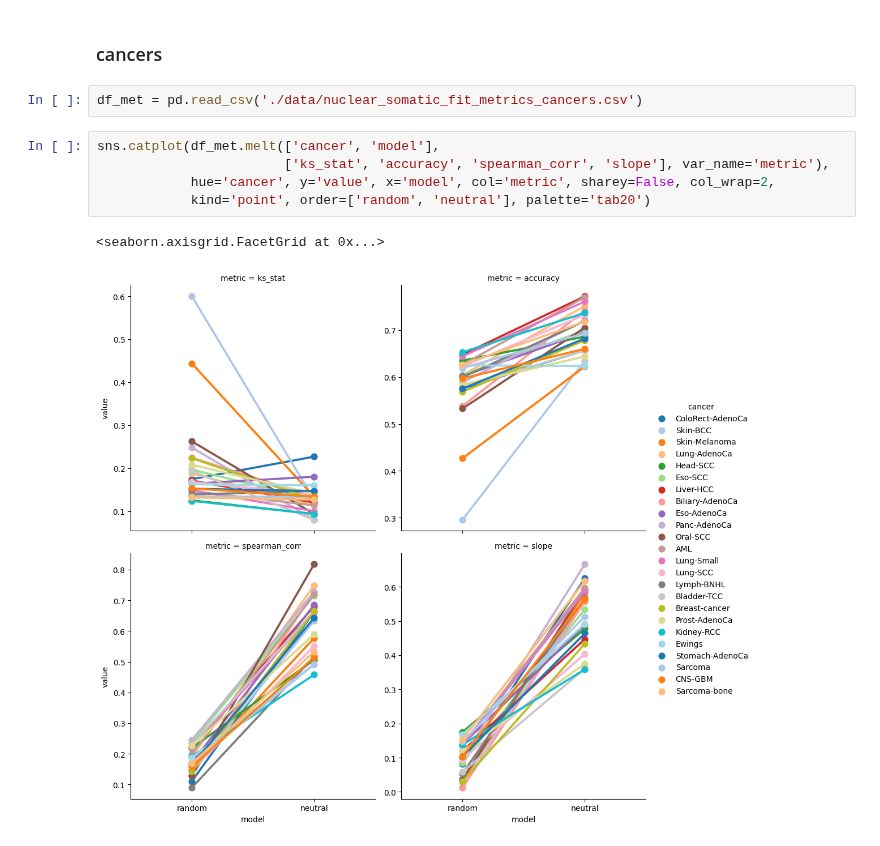
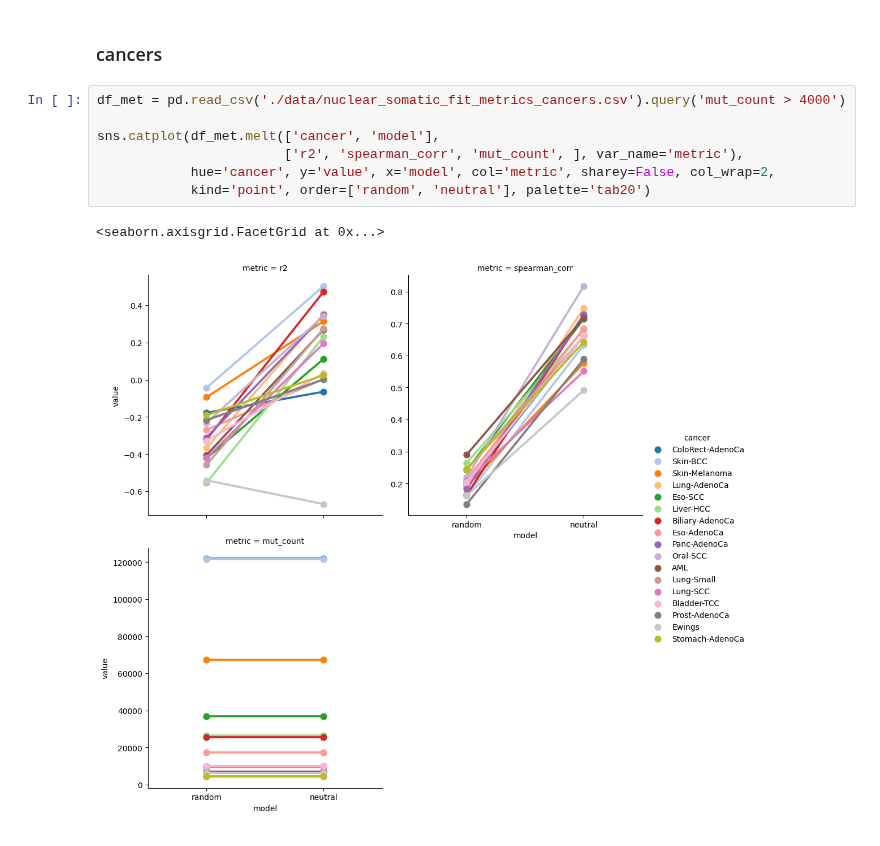
Before and after one commit to mitoclub/AminoAcidShift, a Jupyter notebook: PCAWG/extract_missense_variants.ipynb, the cells around one changed output. Saved outputs shown, nothing was run; the diff lists cells and outputs as text.

Commit message:
update PCAWG metrics tables

```diff
--- a/PCAWG/extract_missense_variants.ipynb
+++ b/PCAWG/extract_missense_variants.ipynb
@@ -240,13 +240,13 @@ sns.catplot(df_met.melt(['disease', 'model'],
 # %% [markdown]
 ### cancers
-# %%
-df_met = pd.read_csv('./data/nuclear_somatic_fit_metrics_cancers.csv')
 # %%
+df_met = pd.read_csv('./data/nuclear_somatic_fit_metrics_cancers.csv').query('mut_count > 4000')
+
 sns.catplot(df_met.melt(['cancer', 'model'],
-                        ['ks_stat', 'accuracy', 'spearman_corr', 'slope'], var_name='metric'),
+                        ['r2', 'spearman_corr', 'mut_count', ], var_name='metric'),
             hue='cancer', y='value', x='model', col='metric', sharey=False, col_wrap=2,
             kind='point', order=['random', 'neutral'], palette='tab20')
 # %% [output]
 <seaborn.axisgrid.FacetGrid at 0x...>
-[figure, old version]
+[figure, new version]
 # %%
```
Also changed, not shown: parts of 2 cells of this notebook, 2 other files.
